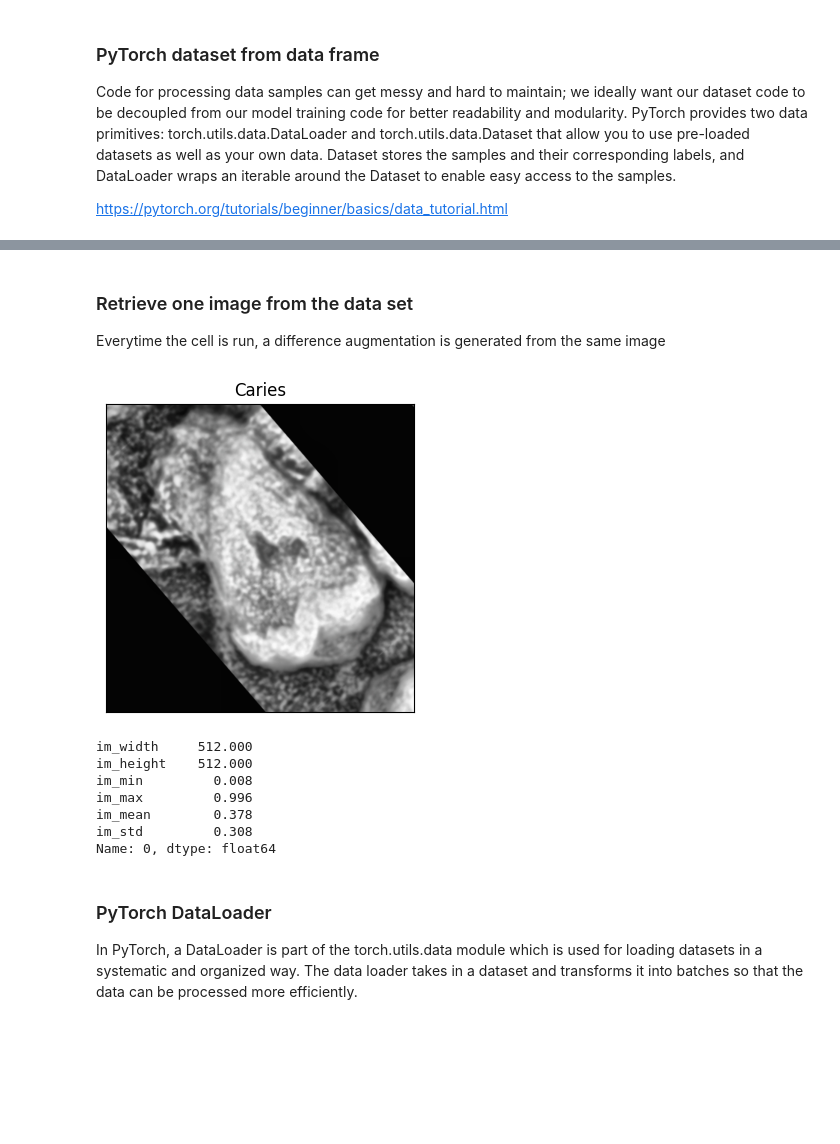
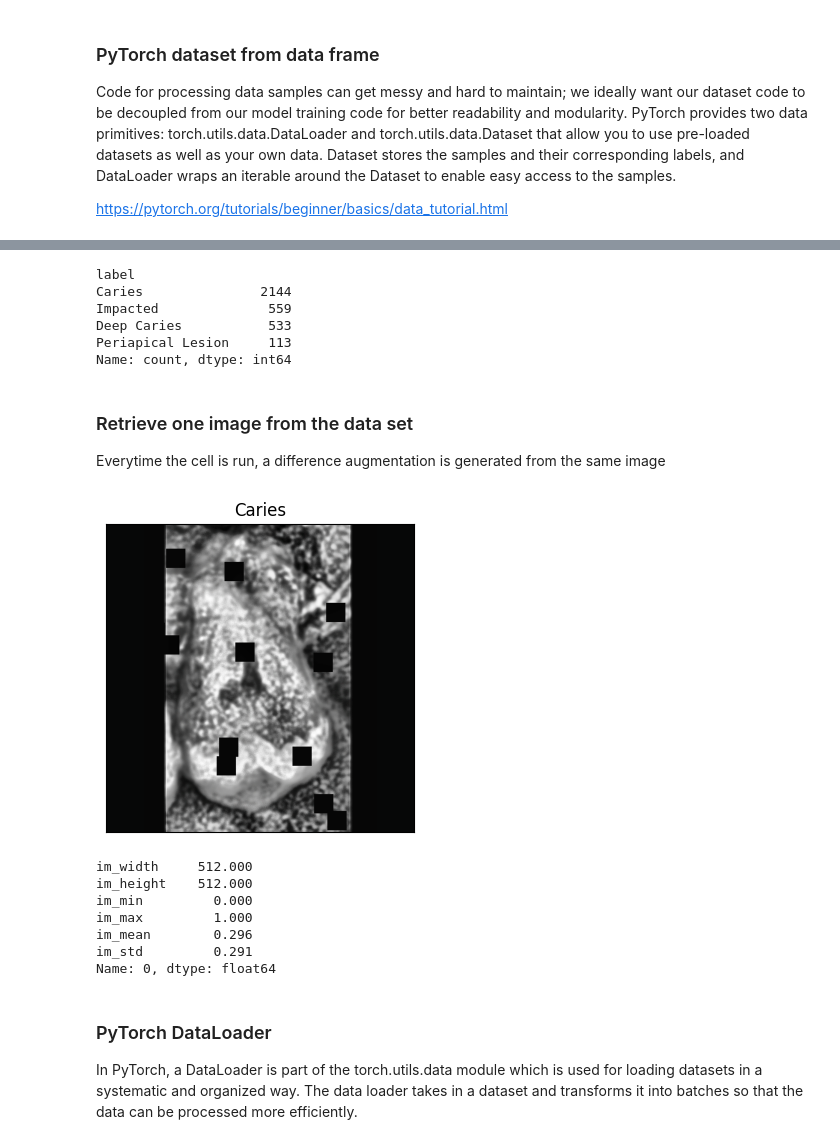
Before and after one commit to ccb-hms/computervision, a Jupyter notebook: notebooks/5_Dataloaders.ipynb, the cells around one changed output, grey strips where cells are left out. Saved outputs shown, nothing was run; the diff lists cells and outputs as text; code cells hidden in the pictures; blank space fills up the shorter version.

```diff
--- a/notebooks/5_Dataloaders.ipynb
+++ b/notebooks/5_Dataloaders.ipynb
@@ -80,7 +78,7 @@ print(f'Maximum image height across the data set: {max_im_height}')
 print(f'Maximum image width across the data set:  {max_im_width}')
 
 # The maximum dimension is the max_im_height:
-max_im_size = np.max([max_im_height, max_im_width])
+max_image_size = np.max([max_im_height, max_im_width])
 # %% [output]
 {'Caries': 0, 'Deep Caries': 1, 'Impacted': 2, 'Periapical Lesion': 3}
 Maximum image height across the data set: 539
@@ -137,3 +137,34 @@ Name: count, dtype: int64
+# %%
+display(train_df['label'].value_counts())
+
+# Create the data sets from the data frame
+train_dataset = DatasetFromDF(data=train_df,
+                              file_col='box_file',
+                              label_col='cl',
+                              max_image_size=max_image_size,
+                              transform=train_transform,
+                              validate=True)
+
+val_dataset = DatasetFromDF(data=val_df,
+                            file_col='box_file',
+                            label_col='cl',
+                            max_image_size=max_image_size,
+                            transform=val_transform,
+                            validate=True)
+
+test_dataset = DatasetFromDF(data=test_df,
+                             file_col='box_file',
+                             label_col='cl',
+                             max_image_size=max_image_size,
+                             transform=val_transform,
+                             validate=True)
+# %% [output]
+label
+Caries               2144
+Impacted              559
+Deep Caries           533
+Periapical Lesion     113
+Name: count, dtype: int64
 # %% [markdown]
 ### Retrieve one image from the data set ###
 Everytime the cell is run, a difference augmentation is generated from the same image
@@ -153,24 +184,24 @@ def image_stats(ig, decimals=3):
 # %%
 # Retrieve one (image, label) sample from the data set
 image_index = 234
-image_sample, label_sample = train_set[image_index]
+image_sample, label_sample = train_dataset[image_index]
 # We need to move the color channel back to the end of the array
 image = np.transpose(image_sample.numpy(), (1, 2, 0))
 label = cl_dict.get(int(label_sample.numpy()))
 fig, ax = plt.subplots(figsize=(4, 4))
 ax.imshow(image)
 ax.set(xticks=[], yticks=[], title=str(label))
 plt.show()
 print()
 display(image_stats(image))
 # %% [output]
-[figure, old version]
+[figure, new version]
 im_width     512.000
 im_height    512.000
-im_min         0.008
-im_max         0.996
-im_mean        0.378
-im_std         0.308
+im_min         0.000
+im_max         1.000
+im_mean        0.296
+im_std         0.291
 Name: 0, dtype: float64
 # %% [markdown]
 ### PyTorch DataLoader ###
```
Also changed, not shown: parts of 6 cells of this notebook, 4 other files.
